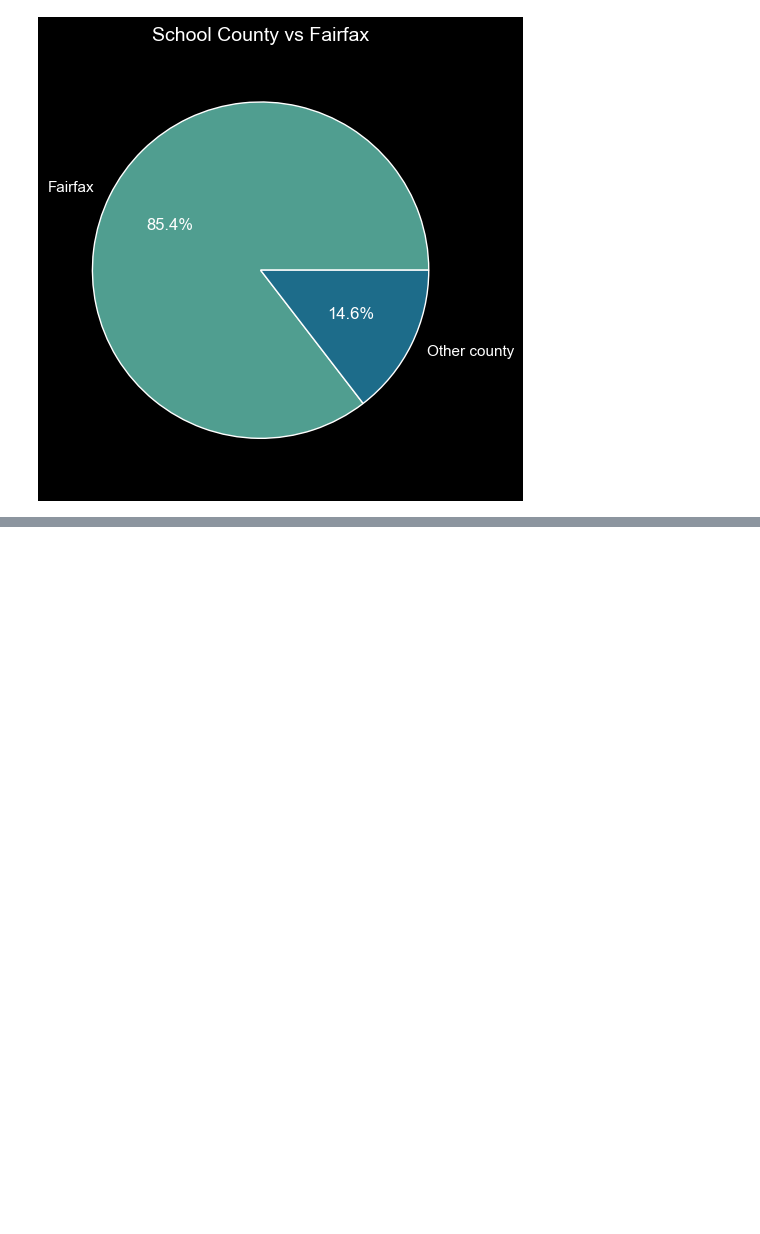
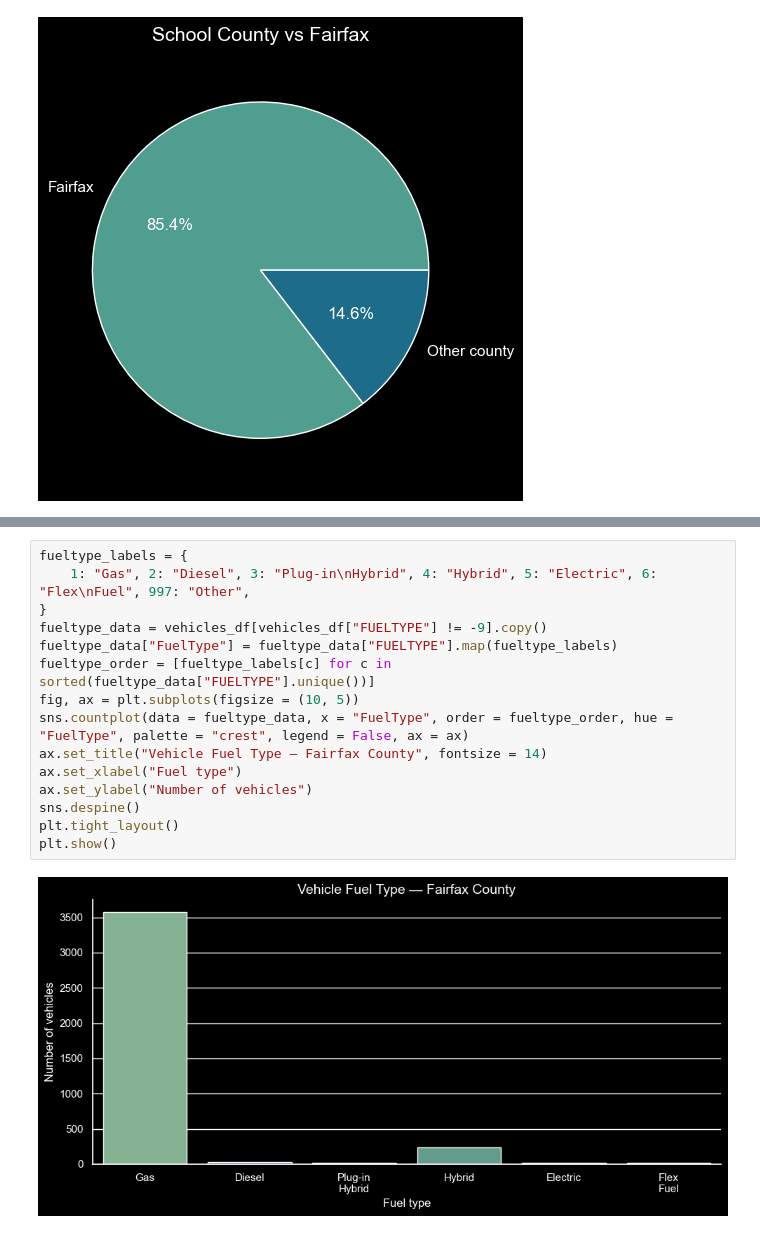
Before and after one commit to pengu-rengu/ev_digital_city, a Jupyter notebook: notebooks/initial_analysis.ipynb, the cells around one changed output, grey strips where cells are left out. Drawn from its saved outputs; the diff is of its cells as text; blank space fills up the shorter version.

```diff
--- a/notebooks/initial_analysis.ipynb
+++ b/notebooks/initial_analysis.ipynb
@@ -378,0 +423,17 @@ plt.show()
+# %%
+fueltype_labels = {
+    1: "Gas", 2: "Diesel", 3: "Plug-in\nHybrid", 4: "Hybrid", 5: "Electric", 6: "Flex\nFuel", 997: "Other",
+}
+fueltype_data = vehicles_df[vehicles_df["FUELTYPE"] != -9].copy()
+fueltype_data["FuelType"] = fueltype_data["FUELTYPE"].map(fueltype_labels)
+fueltype_order = [fueltype_labels[c] for c in sorted(fueltype_data["FUELTYPE"].unique())]
+fig, ax = plt.subplots(figsize = (10, 5))
+sns.countplot(data = fueltype_data, x = "FuelType", order = fueltype_order, hue = "FuelType", palette = "crest", legend = False, ax = ax)
+ax.set_title("Vehicle Fuel Type — Fairfax County", fontsize = 14)
+ax.set_xlabel("Fuel type")
+ax.set_ylabel("Number of vehicles")
+sns.despine()
+plt.tight_layout()
+plt.show()
+# %% [output]
+[figure, added]
```
Also changed, not shown: parts of 14 cells of this notebook.
